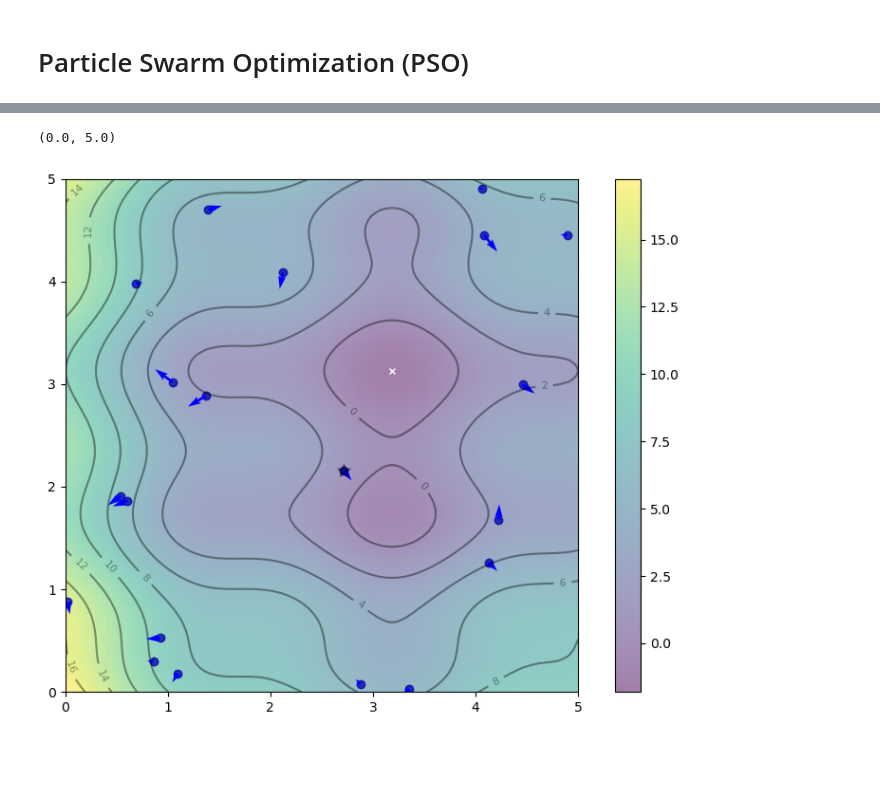
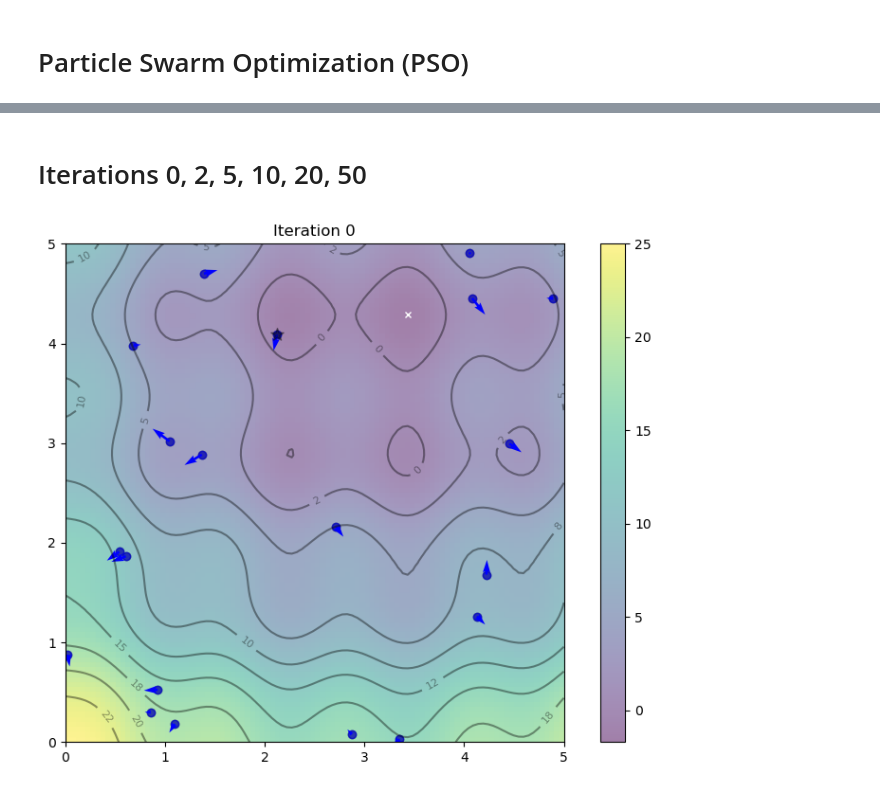
Before and after one commit to KokYenZein/WatAI---CyberSecurity-23-24, a Jupyter notebook: Bio-Inspired Algorithms/Particle Swam Optimization (PSO).ipynb, the cells around one changed output, grey strips where cells are left out. Saved outputs shown, nothing was run; the diff lists cells and outputs as text; code cells hidden in the pictures; blank space fills up the shorter version.

```diff
--- a/Bio-Inspired Algorithms/Particle Swam Optimization (PSO).ipynb
+++ b/Bio-Inspired Algorithms/Particle Swam Optimization (PSO).ipynb
@@ -7,7 +7,7 @@ from matplotlib.animation import FuncAnimation
 # %%
 def f(x,y):
     "Objective function"
-    return (x-3.14)**2 + (y-2.72)**2 + np.sin(3*x+1.41) + np.sin(4*y-1.73)
+    return (x-3)**2 + (y-4)**2 + np.sin(5*x) + np.sin(4*y)
 # %%
 # Compute and plot the function in 3D within [0,5]x[0,5]
 x, y = np.array(np.meshgrid(np.linspace(0,5,100), np.linspace(0,5,100)))
@@ -45,21 +60,23 @@ def update():
     pbest_obj = np.array([pbest_obj, obj]).min(axis=0)
     gbest = pbest[:, pbest_obj.argmin()]
     gbest_obj = pbest_obj.min()
+# %% [markdown]
+# Iterations 0, 2, 5, 10, 20, 50
 # %%
 # Set up base figure: The contour map
 fig, ax = plt.subplots(figsize=(8,6))
 fig.set_tight_layout(True)
 img = ax.imshow(z, extent=[0, 5, 0, 5], origin='lower', cmap='viridis', alpha=0.5)
 fig.colorbar(img, ax=ax)
+ax.set_title("Iteration 0")
 ax.plot([x_min], [y_min], marker='x', markersize=5, color="white")
 contours = ax.contour(x, y, z, 10, colors='black', alpha=0.4)
 ax.clabel(contours, inline=True, fontsize=8, fmt="%.0f")
 pbest_plot = ax.scatter(pbest[0], pbest[1], marker='o', color='black', alpha=0.5)
 p_plot = ax.scatter(X[0], X[1], marker='o', color='blue', alpha=0.5)
 p_arrow = ax.quiver(X[0], X[1], V[0], V[1], color='blue', width=0.005, angles='xy', scale_units='xy', scale=1)
 gbest_plot = plt.scatter([gbest[0]], [gbest[1]], marker='*', s=100, color='black', alpha=0.4)
-ax.set_xlim([0,5])
-ax.set_ylim([0,5])
+ax.set_xlim([0,5]);
+ax.set_ylim([0,5]);
 # %% [output]
-(0.0, 5.0)
-[figure, old version]
+[figure, new version]
```
Also changed, not shown: parts of 12 cells of this notebook, 1 other file.
